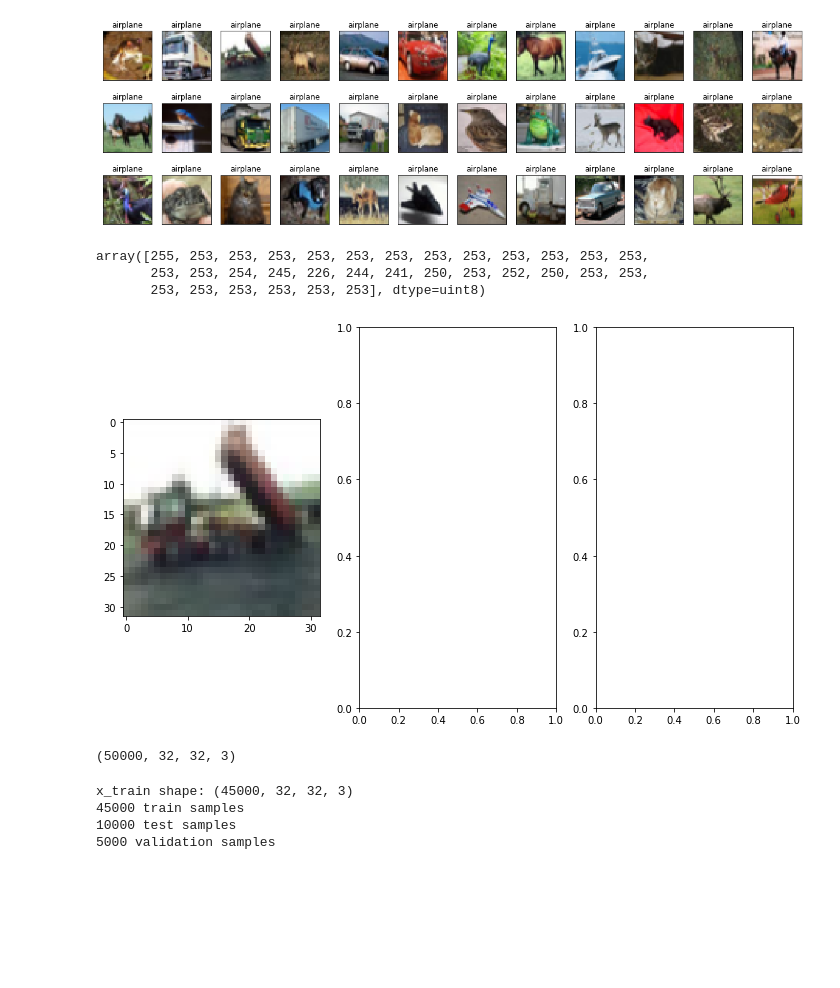
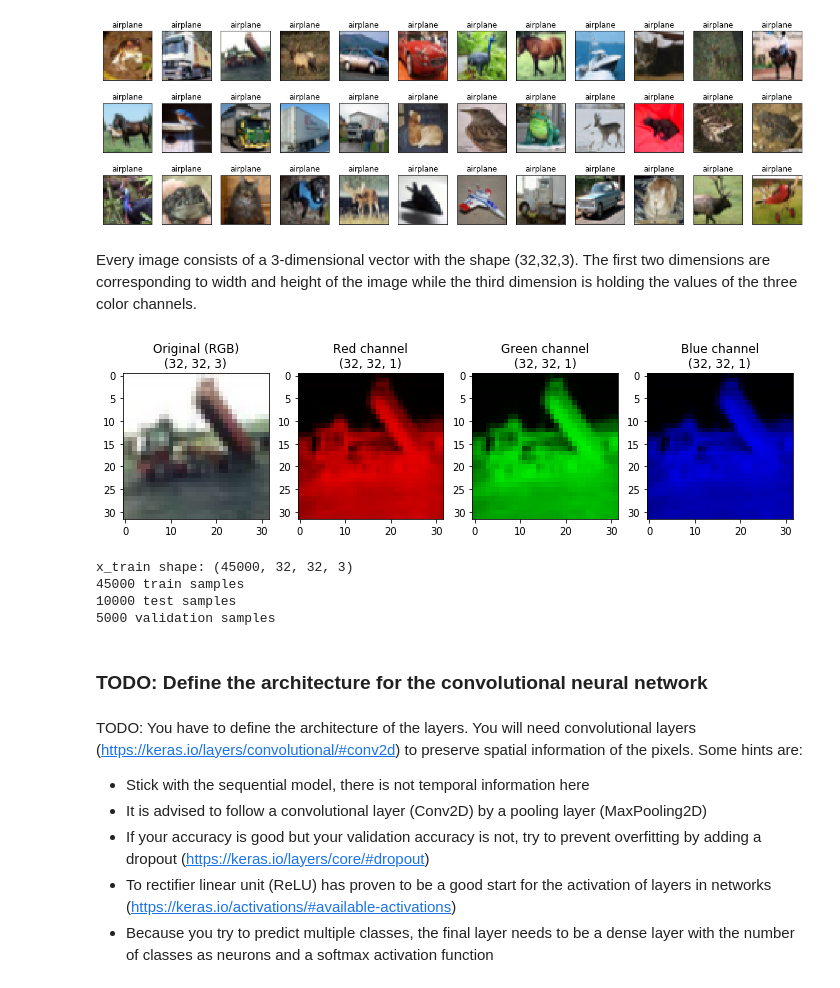
Before and after one commit to huli/academy-2018, a Jupyter notebook: deep-learning/image_classification.ipynb, the cells around one changed output. Drawn from its saved outputs; the diff is of its cells as text; code cells hidden in the pictures; blank space fills up the shorter version.

```diff
--- a/deep-learning/image_classification.ipynb
+++ b/deep-learning/image_classification.ipynb
@@ -24,24 +27,24 @@ for i in range(36):
     ax.imshow(np.squeeze(x_train[i]))
 # %% [output]
 [figure]
-# %%
-x_train[2][0,:,0]
-# %% [output]
-array([255, 253, 253, 253, 253, 253, 253, 253, 253, 253, 253, 253, 253,
-       253, 253, 254, 245, 226, 244, 241, 250, 253, 252, 250, 253, 253,
-       253, 253, 253, 253, 253, 253], dtype=uint8)
-# %%
-fig, (ax1, ax2, ax3) = plt.subplots(1, 3, figsize=(12, 7))
-ax1.imshow(x_train[2])
-plt.show()
-# %% [output]
-[figure, removed]
+# %% [markdown]
+Every image consists of a 3-dimensional vector with the shape (32,32,3). The first two dimensions are corresponding to width and height of the image while the third dimension is holding the values of the three color channels.
+# %%
+# Display the individual channels of a sample
+fig, axes = plt.subplots(1, 4, figsize=(12, 10))
+axes[0].imshow(x_train[2])
+axes[0].set_title('Original (RGB)\n%s' % str(x_train[2].shape))
+
+for i, l in zip(range(3), ['Red channel','Green channel','Blue channel']):
+    channel=np.zeros((32,32,3))
+    channel[:,:,i] = x_train[2][:,:,i]
+    axes[i+1].imshow(channel)
+    axes[i+1].set_title('%s\n(32, 32, 1)' % (l))
+plt.show()
+# %% [output]
+[figure, added]
 # %%
 # Normalize the three color values from 0-255 to 0-1
 x_train = x_train.astype('float32')/255
 x_test = x_test.astype('float32')/255
-# %%
-x_train.shape
-# %% [output]
-(50000, 32, 32, 3)
 # %%
@@ -68,4 +69,13 @@ x_train shape: (45000, 32, 32, 3)
 45000 train samples
 10000 test samples
 5000 validation samples
+# %% [markdown]
+### TODO: Define the architecture for the convolutional neural network
+# %% [markdown]
+TODO: You have to define the architecture of the layers. You will need convolutional layers (https://keras.io/layers/convolutional/#conv2d) to preserve spatial information of the pixels. Some hints are:
+* Stick with the sequential model, there is not temporal information here
+* It is advised to follow a convolutional layer (Conv2D) by a pooling layer (MaxPooling2D)
+* If your accuracy is good but your validation accuracy is not, try to prevent overfitting by adding a dropout (https://keras.io/layers/core/#dropout)
+* To rectifier linear unit (ReLU) has proven to be a good start for the activation of layers in networks (https://keras.io/activations/#available-activations)
+* Because you try to predict multiple classes, the final layer needs to be a dense layer with the number of classes as neurons and a softmax activation function
 # %%
```
Also changed, not shown: parts of 15 cells of this notebook, 2 other files.
